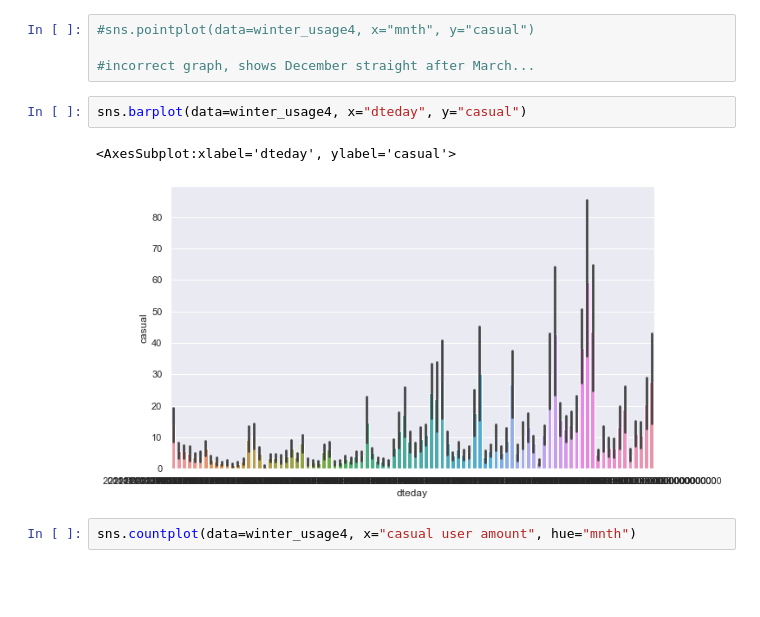
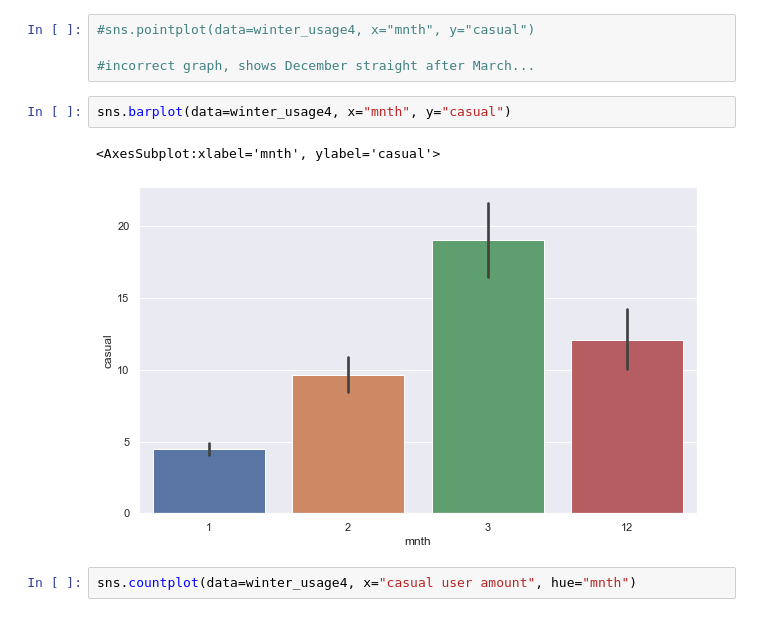
Before and after one commit to movifu1982/Bike-project, a Jupyter notebook: bike 1.ipynb, the cells around one changed output. Saved outputs shown, nothing was run; the diff lists cells and outputs as text; blank space fills up the shorter version.

```diff
--- a/bike 1.ipynb
+++ b/bike 1.ipynb
@@ -758,10 +711,10 @@ sns.boxenplot(data=winter_usage4, x="mnth", y="casual")
 
 #incorrect graph, shows December straight after March...
 # %%
-sns.barplot(data=winter_usage4, x="dteday", y="casual")
+sns.barplot(data=winter_usage4, x="mnth", y="casual")
 # %% [output]
-<AxesSubplot:xlabel='dteday', ylabel='casual'>
+<AxesSubplot:xlabel='mnth', ylabel='casual'>
-[figure, old version]
+[figure, new version]
 # %%
 sns.countplot(data=winter_usage4, x="casual user amount", hue="mnth")
 # %% [output]
```
Also changed, not shown: parts of 54 cells of this notebook, 1 other file.
